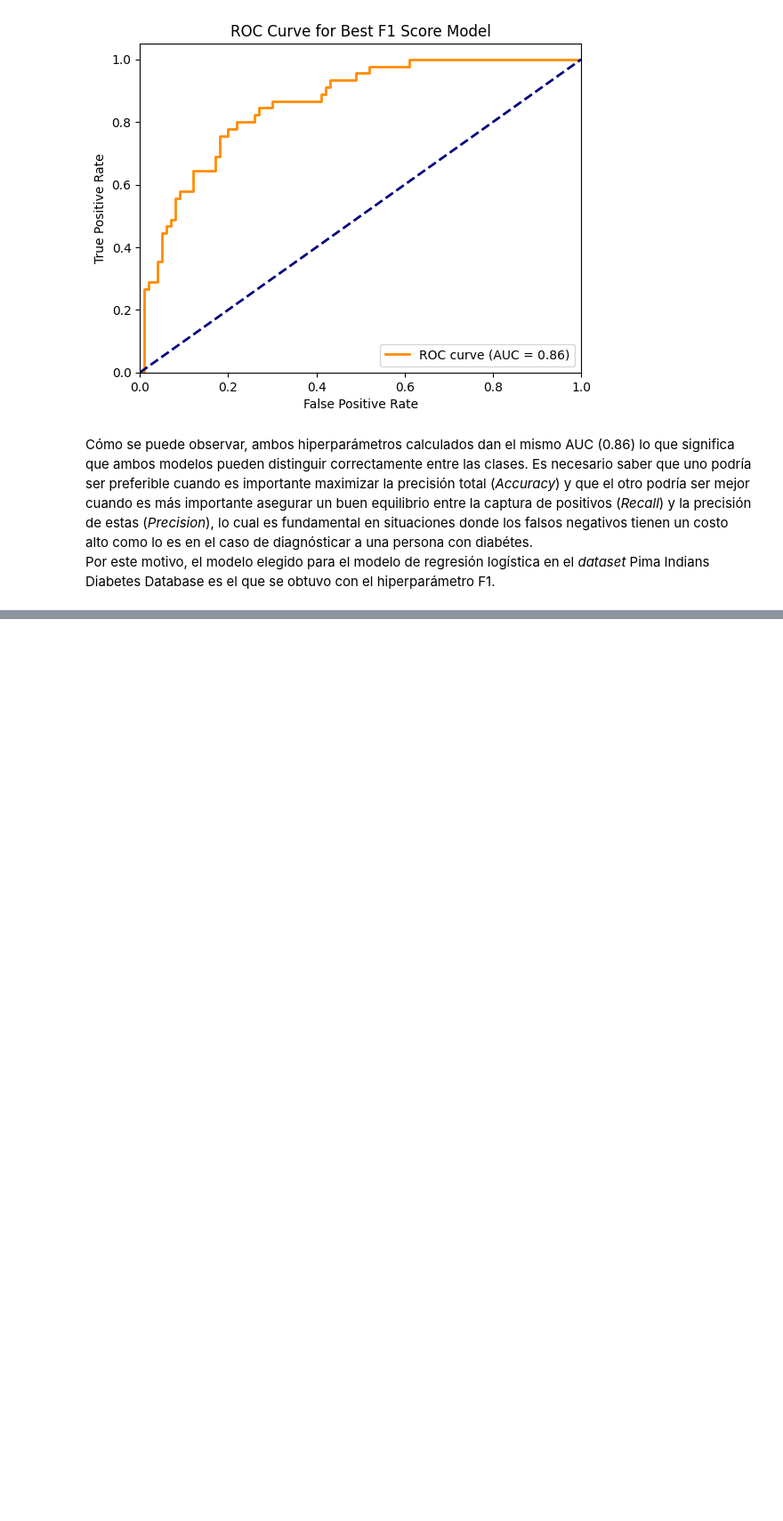
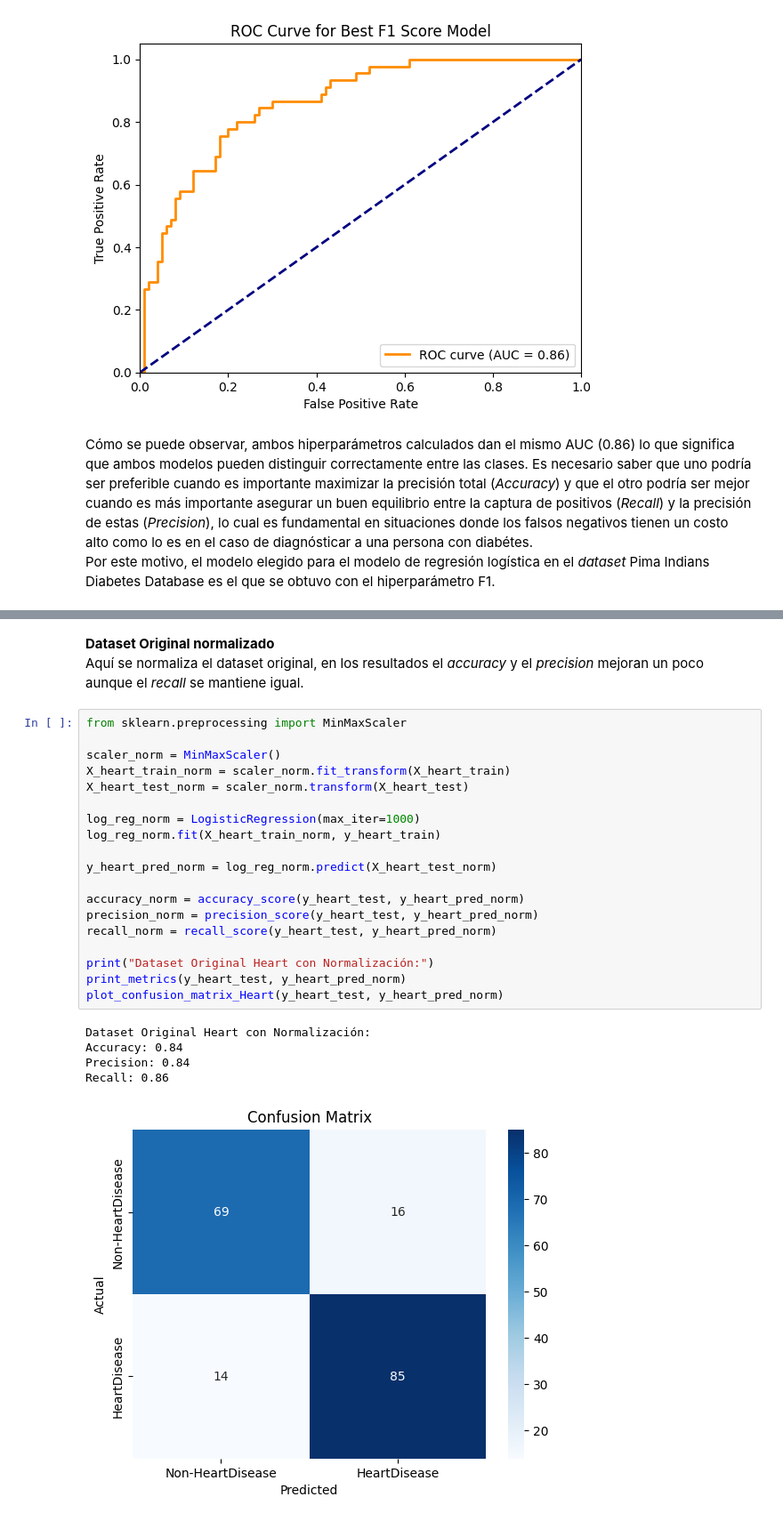
Before and after one commit to TheCsarbeat/proyecto1-IA, a Jupyter notebook: copiaFernanda.ipynb, the cells around one changed output, grey strips where cells are left out. Shown at 89% size. Cells and saved outputs as stored; diff of their text form; blank space fills up the shorter version.

```diff
--- a/copiaFernanda.ipynb
+++ b/copiaFernanda.ipynb
@@ -1051,0 +1105,28 @@ Cómo se puede observar, ambos hiperparámetros calculados dan el mismo AUC (0.8
+# %% [markdown]
+**Dataset Original normalizado** <br>
+Aquí se normaliza el dataset original, en los resultados el *accuracy* y el *precision* mejoran un poco aunque el *recall* se mantiene igual.
+# %%
+from sklearn.preprocessing import MinMaxScaler
+
+scaler_norm = MinMaxScaler()
+X_heart_train_norm = scaler_norm.fit_transform(X_heart_train)
+X_heart_test_norm = scaler_norm.transform(X_heart_test)
+
+log_reg_norm = LogisticRegression(max_iter=1000)
+log_reg_norm.fit(X_heart_train_norm, y_heart_train)
+
+y_heart_pred_norm = log_reg_norm.predict(X_heart_test_norm)
+
+accuracy_norm = accuracy_score(y_heart_test, y_heart_pred_norm)
+precision_norm = precision_score(y_heart_test, y_heart_pred_norm)
+recall_norm = recall_score(y_heart_test, y_heart_pred_norm)
+
+print("Dataset Original Heart con Normalización:")
+print_metrics(y_heart_test, y_heart_pred_norm)
+plot_confusion_matrix_Heart(y_heart_test, y_heart_pred_norm)
+# %% [output]
+Dataset Original Heart con Normalización:
+Accuracy: 0.84
+Precision: 0.84
+Recall: 0.86
+[figure, added]
```
Also changed, not shown: parts of 23 cells of this notebook.
